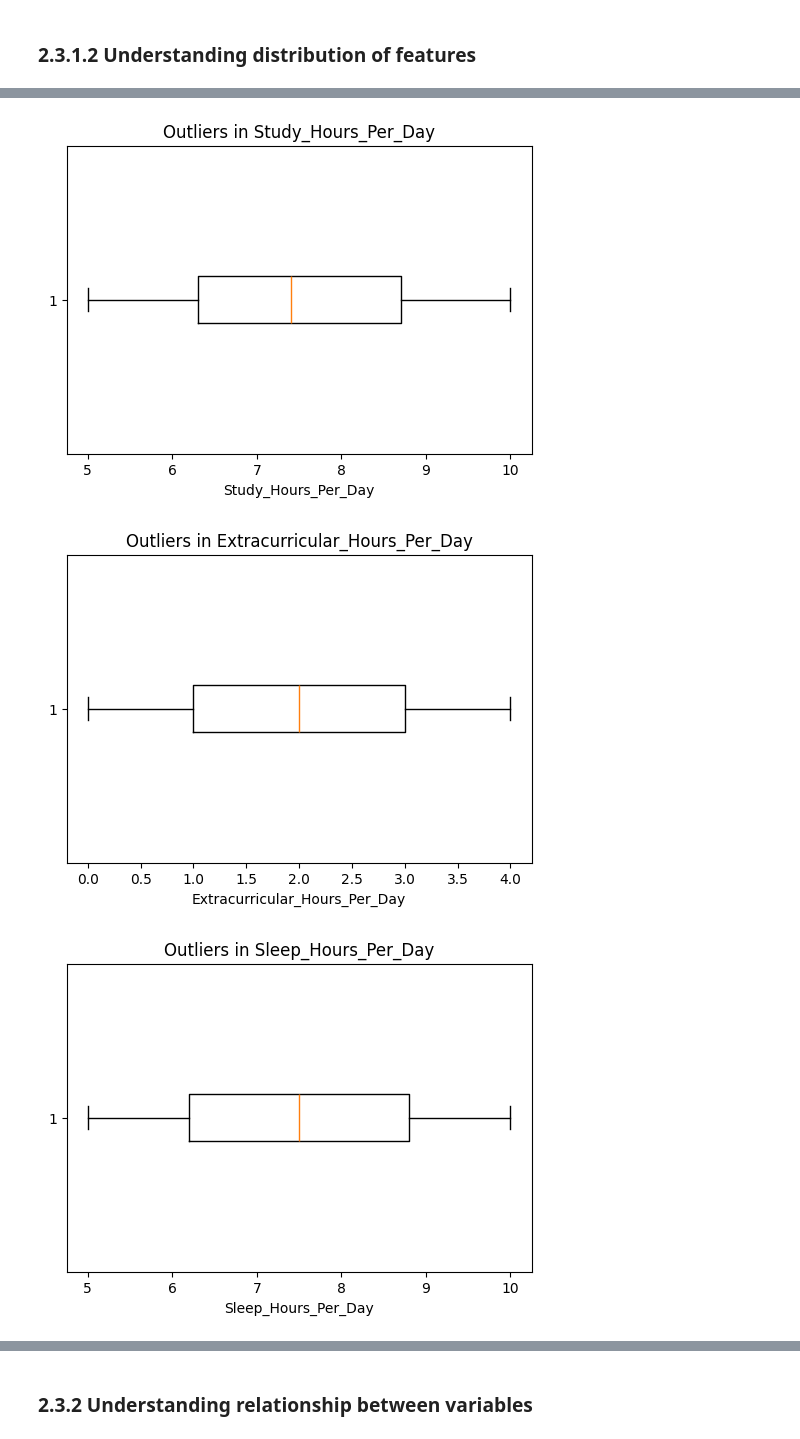
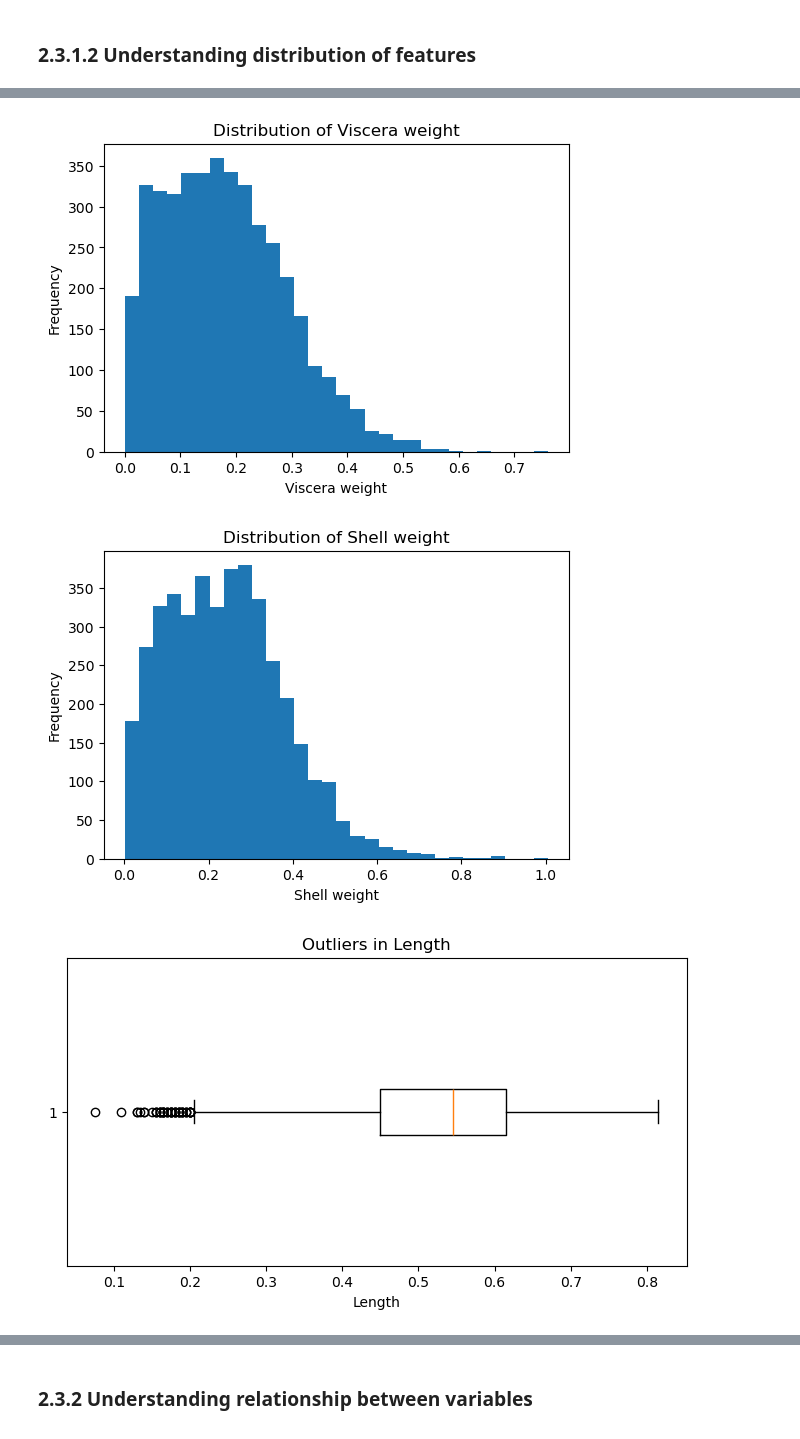
Before and after one commit to thiri-wah/mldp_project, a Jupyter notebook: MLDP Program Codes Submission Template (1).ipynb, the cells around one changed output, grey strips where cells are left out. Saved outputs shown, nothing was run; the diff lists cells and outputs as text; code cells hidden in the pictures.

```diff
--- a/MLDP Program Codes Submission Template (1).ipynb
+++ b/MLDP Program Codes Submission Template (1).ipynb
@@ -44,7 +45,8 @@ Goal: ?
 ## 2.1 Load dataset
 # %%
 ## Read *.csv file into pandas DataFrame
-FILE_PATH = "student_lifestyle_dataset..csv"
+FILE_PATH  = "abalone.data"
 df = pd.read_csv(FILE_PATH)
+df.columns = ['Sex', 'Length', 'Diameter', 'Height', 'Whole weight', 'Shucked weight', 'Viscera weight', 'Shell weight', 'Rings']
 df
 # %% [output]
@@ -223,11 +217,26 @@ The distribution of Grades appears approximately bell-shaped, centered around th
+# %%
+plt.figure(figsize=(6,4))
+plt.hist(df["Viscera weight"], bins=30)
+plt.xlabel("Viscera weight")
+plt.ylabel("Frequency")
+plt.title("Distribution of Viscera weight")
+plt.show()
+# %% [output]
+[figure, added]
+# %%
+plt.figure(figsize=(6,4))
+plt.hist(df["Shell weight"], bins=30)
+plt.xlabel("Shell weight")
+plt.ylabel("Frequency")
+plt.title("Distribution of Shell weight")
+plt.show()
+# %% [output]
+[figure, added]
 # %%
-for col in num_cols:
-    plt.figure(figsize=(6,4))
-    plt.boxplot(df[col], vert=False)
-    plt.xlabel(col)
-    plt.title(f"Outliers in {col}")
-    plt.show()
+plt.figure(figsize=(8,4))
+plt.boxplot(df["Length"], vert=False)
+plt.xlabel("Length")
+plt.title("Outliers in Length")
+plt.show()
 # %% [output]
-[figure, old version]
+[figure, new version]
-[figure, removed]
-[figure, removed]
```
Also changed, not shown: parts of 74 cells of this notebook, 2 other files.
